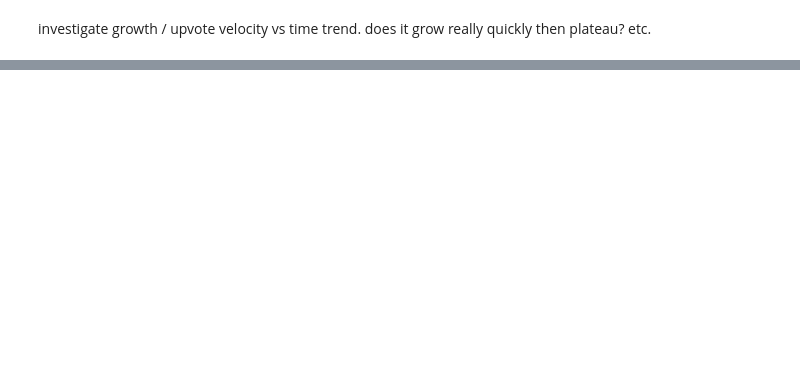
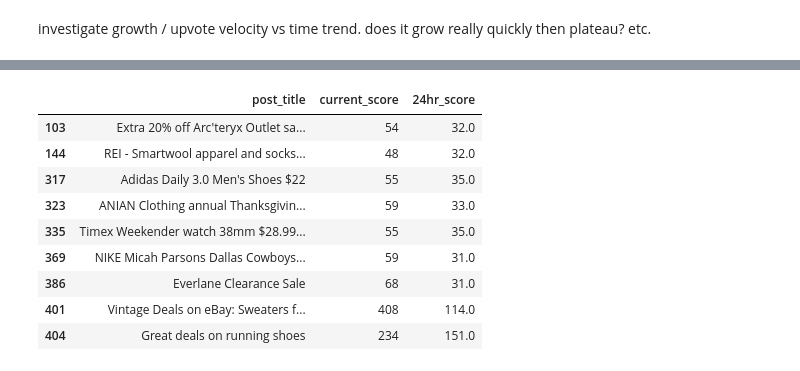
Before and after one commit to j-chowder/reddit, a Jupyter notebook: src/current_approx_24hour/initial_explore.ipynb, the cells around one changed output, grey strips where cells are left out. Cells and saved outputs as stored; diff of their text form; code cells hidden in the pictures; blank space fills up the shorter version.

Commit message:
explored current vs historical data (current score vs. 24 hours). concluded that 24 hours can be used to predict current scores ~6 months down the line and there is a growth factor of around 1.2x

```diff
--- a/src/current_approx_24hour/initial_explore.ipynb
+++ b/src/current_approx_24hour/initial_explore.ipynb
@@ -31,0 +146,4 @@ for time in [0.5, 1, 2, 5]:
+# %%
+import matplotlib.pyplot as plt
+
+df['ratio_clipped'] = df['ratio_current_to_24h'].clip(upper=3)
@@ -31,0 +187,6 @@ for time in [0.5, 1, 2, 5]:
+# %%
+df_filtered = df[df['24hr_score'] >= 30]
+# %%
+df_filtered["ratio_current_to_24h"] = (
+    df_filtered["current_score"] / df_filtered["24hr_score"]
+)
@@ -31,0 +205,15 @@ for time in [0.5, 1, 2, 5]:
+# %%
+df_filtered['is_breakout'] = df_filtered['ratio_current_to_24h'] >= 1.5
+# %%
+df_filtered[df_filtered['is_breakout']][['post_title','current_score','24hr_score']]
+# %% [output]
+|  | post_title | current_score | 24hr_score |
+| 103 | Extra 20% off Arc'teryx Outlet sa... | 54 | 32.0 |
+| 144 | REI - Smartwool apparel and socks... | 48 | 32.0 |
+| 317 | Adidas Daily 3.0 Men's Shoes $22 | 55 | 35.0 |
+| 323 | ANIAN Clothing annual Thanksgivin... | 59 | 33.0 |
+| 335 | Timex Weekender watch 38mm $28.99... | 55 | 35.0 |
+| 369 | NIKE Micah Parsons Dallas Cowboys... | 59 | 31.0 |
+| 386 | Everlane Clearance Sale | 68 | 31.0 |
+| 401 | Vintage Deals on eBay: Sweaters f... | 408 | 114.0 |
+| 404 | Great deals on running shoes | 234 | 151.0 |
```
Also changed, not shown: parts of 25 cells of this notebook.
